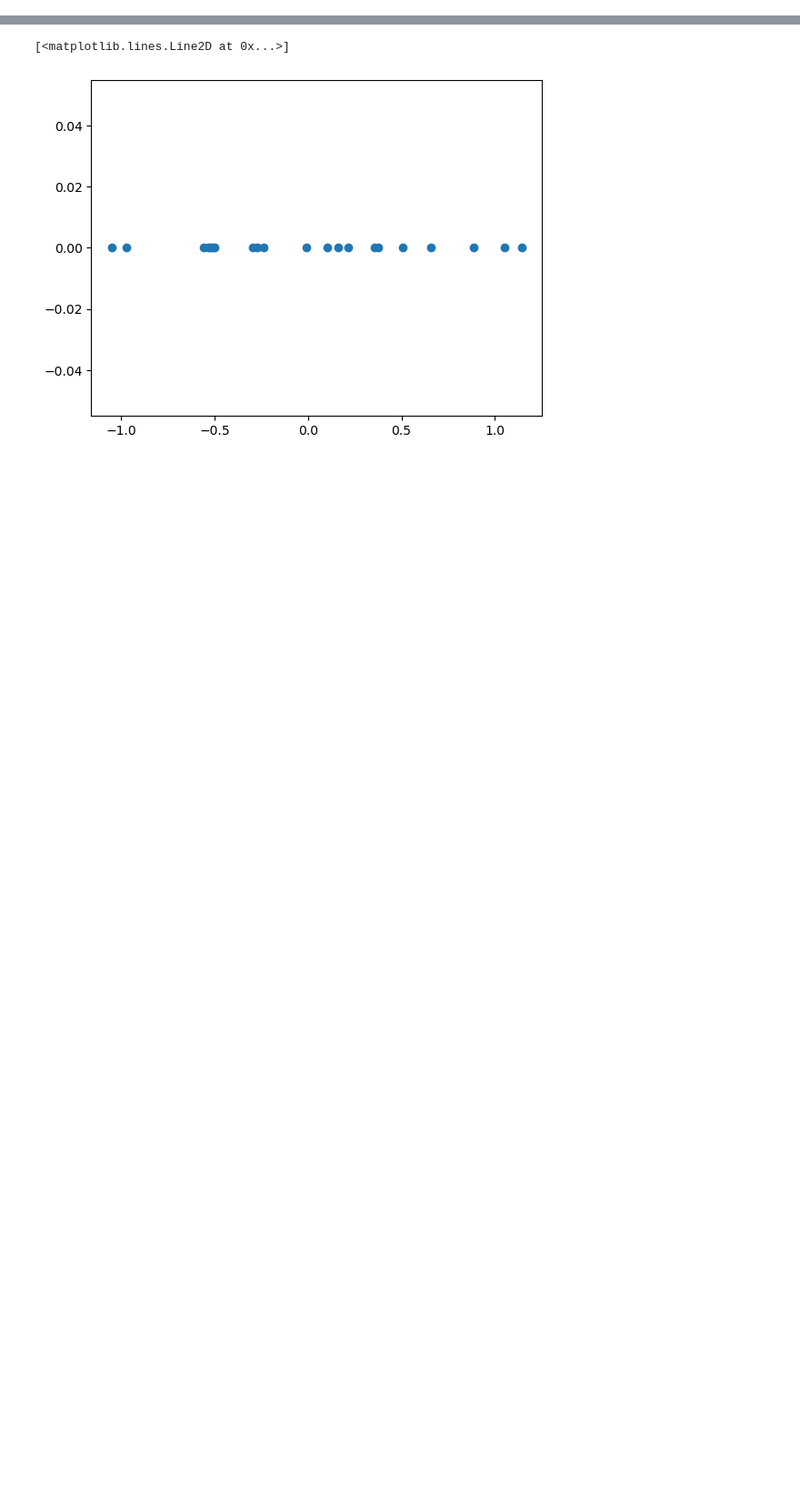
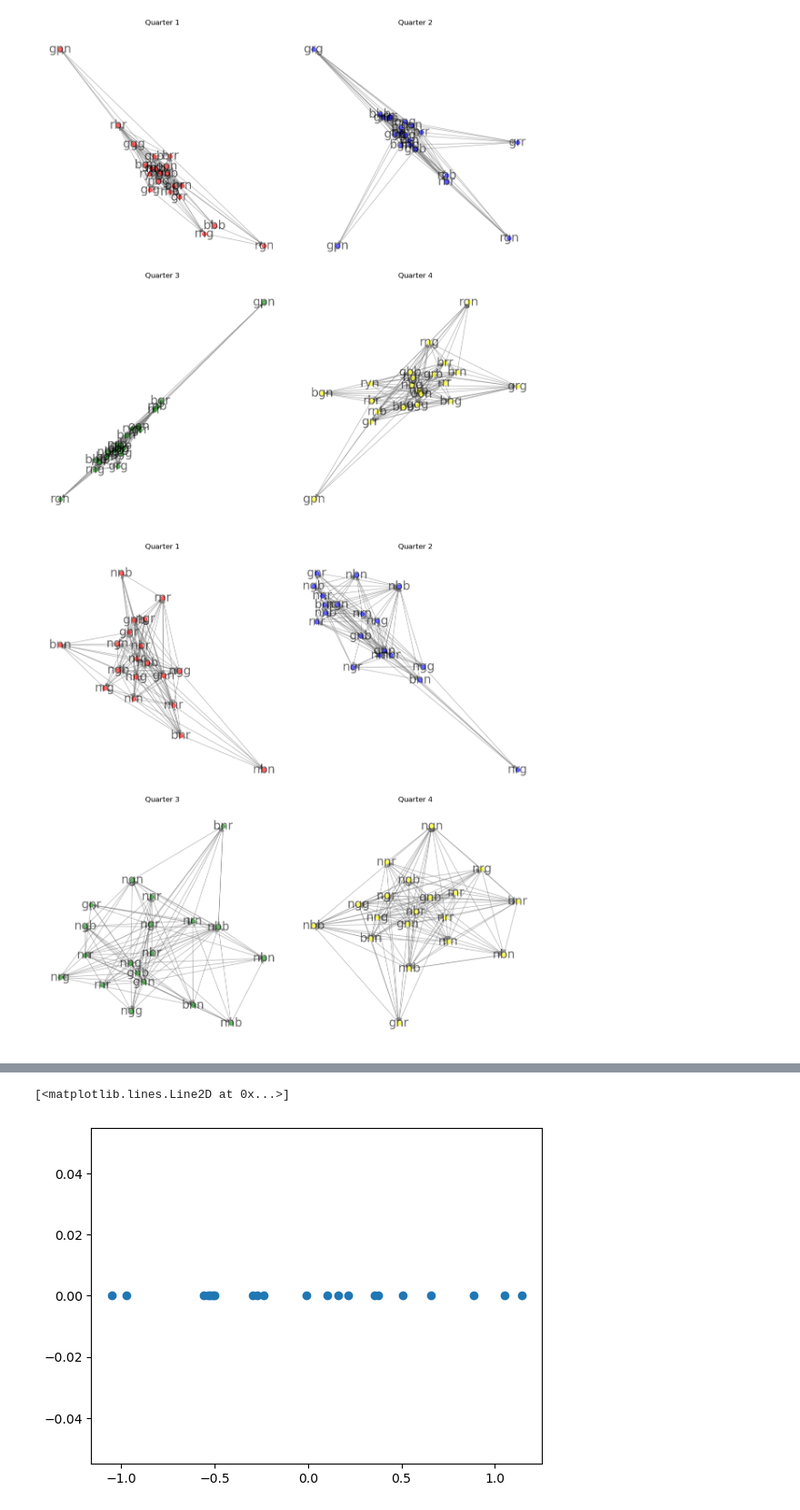
Before and after one commit to skuzminski/dominance_network_final_project, a Jupyter notebook: SpringRank.ipynb, the cells around one changed output, grey strips where cells are left out. Shown at 91% size. Saved outputs shown, nothing was run; the diff lists cells and outputs as text; code cells hidden in the pictures; blank space fills up the shorter version.

```diff
--- a/SpringRank.ipynb
+++ b/SpringRank.ipynb
@@ -70,0 +222,32 @@ plt.imshow(A)
+# %%
+#set up a figure we can put each quarter's network on to compare
+quarter_names = sorted(df_dict.keys())
+group1 = [name for name in quarter_names if name.endswith("G1")]
+group2 = [name for name in quarter_names if name.endswith("G2")]
+def plot_by_group(names):
+    fig, ax = plt.subplots(2,2, figsize = (12,12))
+    colors = ["red", "blue", "green", "yellow"]
+    for i, name in enumerate(names):
+        row = i // 2
+        col = i % 2
+        axis = ax[row][col]
+#draw graphs for each quarter
+        if name.startswith("Q1"):
+            k = 0
+        elif name.startswith("Q2"):
+            k = 1
+        elif name.startswith("Q3"):
+            k = 2
+        elif name.startswith("Q4"):
+            k = 3
+        axis.set_title(f"Quarter {k+1}")
+        nx.draw(G_dict[name], ax = axis, with_labels=True, node_size=50, node_color=colors[k], font_size=20, edge_color='gray', alpha=0.6)
+    plt.tight_layout()
+    plt.show()
+# %%
+#call the function!
+plot_by_group(group1)
+plot_by_group(group2)
+# %% [output]
+[figure, added]
+[figure, added]
```
Also changed, not shown: parts of 22 cells of this notebook, 19 other files.
